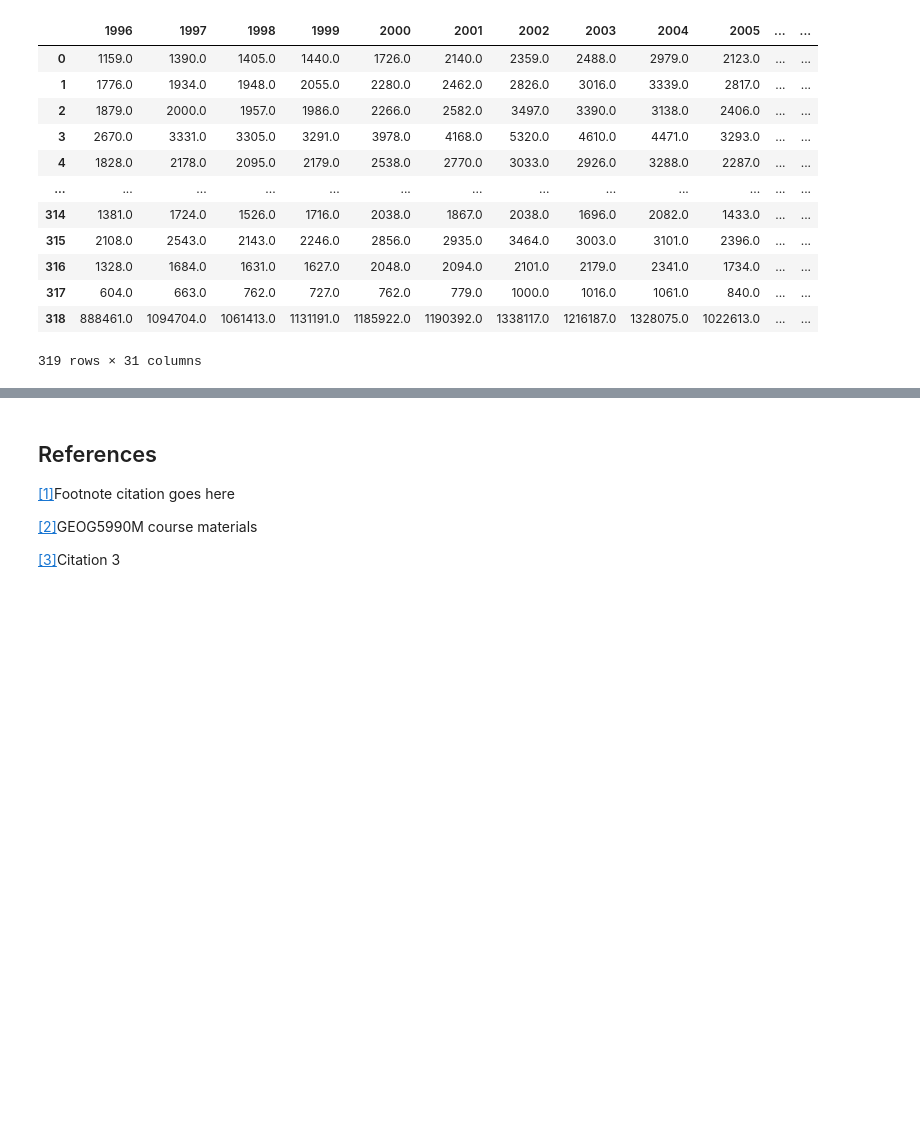
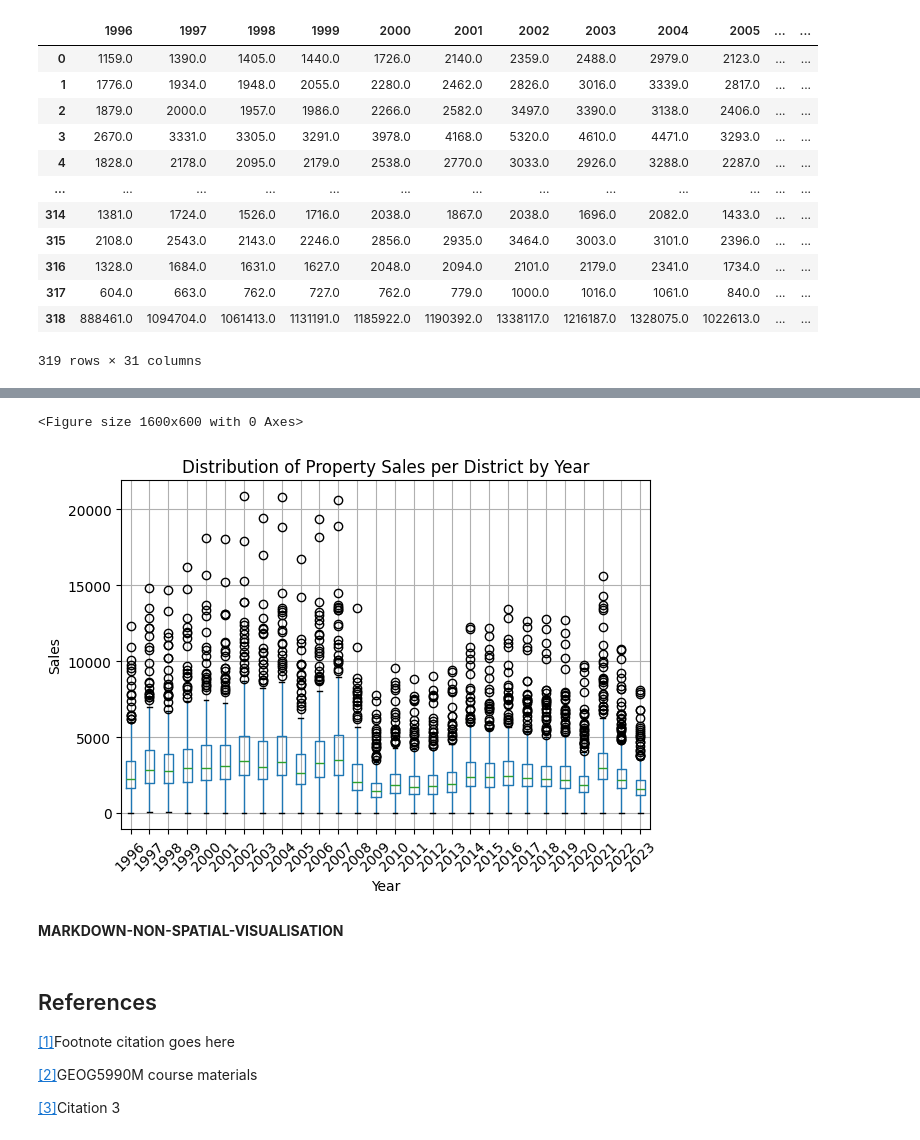
Before and after one commit to ClaudiaTurner/GEOG5990M, a Jupyter notebook: Final_Project_Python_GEOG5990M.ipynb, the cells around one changed output, grey strips where cells are left out. Cells and saved outputs as stored; diff of their text form; code cells hidden in the pictures; blank space fills up the shorter version.

```diff
--- a/Final_Project_Python_GEOG5990M.ipynb
+++ b/Final_Project_Python_GEOG5990M.ipynb
@@ -238,3 +332,23 @@ Passing `palette` without assigning `hue` is deprecated and will be removed in v
+# %%
+import matplotlib.pyplot as plt
+
+# Assuming melted is prepared like before (one row per LAD per year)
+year_columns = [col for col in Sales_England.columns if col.isnumeric()]
+data_clean = Sales_England[~Sales_England['DISTRICT'].str.contains('England_sum', case=False)]
+melted = data_clean.melt(id_vars='DISTRICT', value_vars=year_columns, var_name='Year', value_name='Sales')
+
+# Matplotlib boxplot grouped by year
+plt.figure(figsize=(16, 6))
+melted.boxplot(column='Sales', by='Year')
+plt.title("Distribution of Property Sales per District by Year")
+plt.suptitle("")  # Remove default matplotlib group title
+plt.xticks(rotation=45)
+plt.ylabel("Sales")
+plt.tight_layout()
+plt.show()
+# %% [output]
+<Figure size 1600x600 with 0 Axes>
+[figure, added]
 # %%
 # How many years does the anlysis include?
 # Which years had the highest sales rate? And which district in England?
@@ -251,3 +365,5 @@ Passing `palette` without assigning `hue` is deprecated and will be removed in v
+# %% [markdown]
+**MARKDOWN-NON-SPATIAL-VISUALISATION**
 # %% [markdown]
 ## References
 <p><a href="add_url_here">[1]</a>Footnote citation goes here</p>
```
Also changed, not shown: parts of 23 cells of this notebook.
